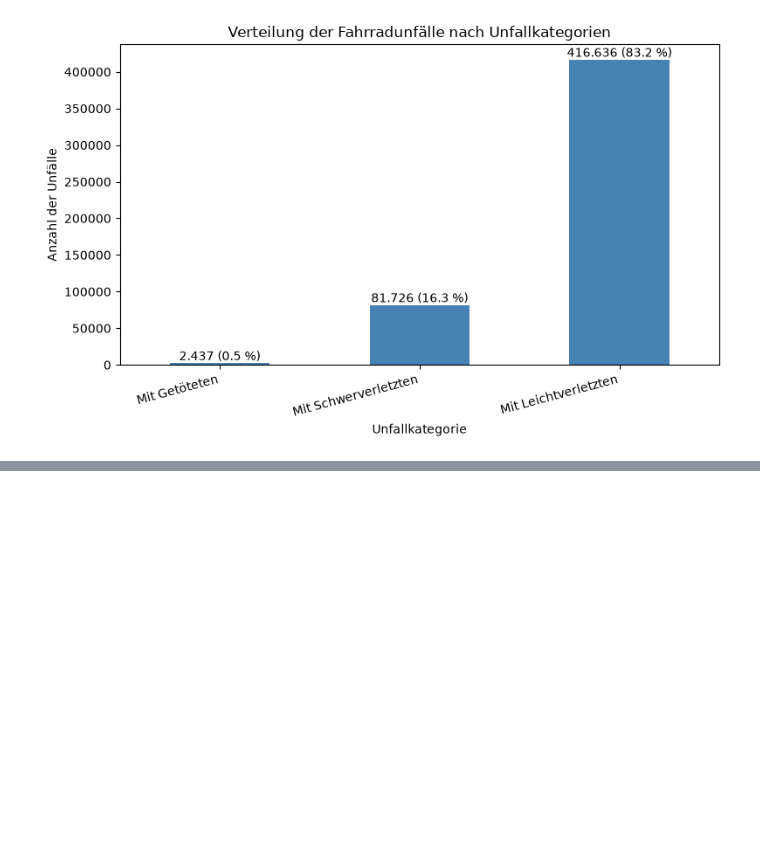
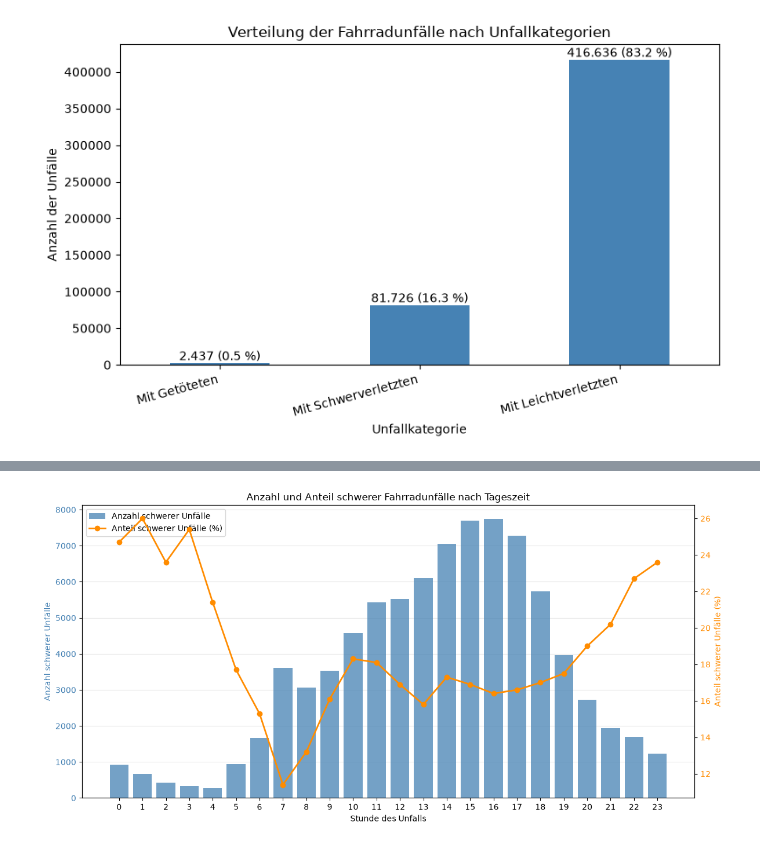
Before and after one commit to RogovaNatalia/Unfallorte_Projekt, a Jupyter notebook: analyse.ipynb, the cells around one changed output, grey strips where cells are left out. Cells and saved outputs as stored; diff of their text form; code cells hidden in the pictures; blank space fills up the shorter version.

Commit message:
Block 3 Unfallschwere nach Tageszeit und Lichtverhältnissen

```diff
--- a/analyse.ipynb
+++ b/analyse.ipynb
@@ -903,0 +944,55 @@ plt.tight_layout();
+# %%
+# Schwere Fahrradunfälle nach Stunde auswerten
+nach_stunde = schwere_nach_gruppe(df_rad, "USTUNDE").sort_index()
+
+# Fehlende Stunden ausschließen
+nach_stunde = nach_stunde.loc[nach_stunde.index.notna()]
+
+# Gemeinsames Diagramm mit zwei y-Achsen
+fig, ax1 = plt.subplots(figsize=(12, 6))
+
+# Balken: Anzahl schwerer Unfälle
+ax1.bar(
+    nach_stunde.index,
+    nach_stunde["Schwere_Unfaelle"],
+    color="steelblue",
+    alpha=0.75,
+    label="Anzahl schwerer Unfälle"
+)
+
+ax1.set_xlabel("Stunde des Unfalls")
+ax1.set_ylabel("Anzahl schwerer Unfälle", color="steelblue")
+ax1.set_xticks(range(24))
+ax1.tick_params(axis="y", labelcolor="steelblue")
+ax1.grid(axis="y", alpha=0.3)
+ax1.set_axisbelow(True)
+
+# Zweite y-Achse: Anteil schwerer Unfälle in Prozent
+ax2 = ax1.twinx()
+
+ax2.plot(
+    nach_stunde.index,
+    nach_stunde["Anteil_schwer_%"],
+    color="darkorange",
+    marker="o",
+    linewidth=2,
+    label="Anteil schwerer Unfälle (%)"
+)
+
+ax2.set_ylabel("Anteil schwerer Unfälle (%)", color="darkorange")
+ax2.tick_params(axis="y", labelcolor="darkorange")
+
+# Gemeinsame Legende
+handles1, labels1 = ax1.get_legend_handles_labels()
+handles2, labels2 = ax2.get_legend_handles_labels()
+
+ax1.legend(
+    handles1 + handles2,
+    labels1 + labels2,
+    loc="upper left"
+)
+
+plt.title("Anzahl und Anteil schwerer Fahrradunfälle nach Tageszeit")
+plt.tight_layout();
+# %% [output]
+[figure, added]
```
Also changed, not shown: parts of 4 cells of this notebook.
